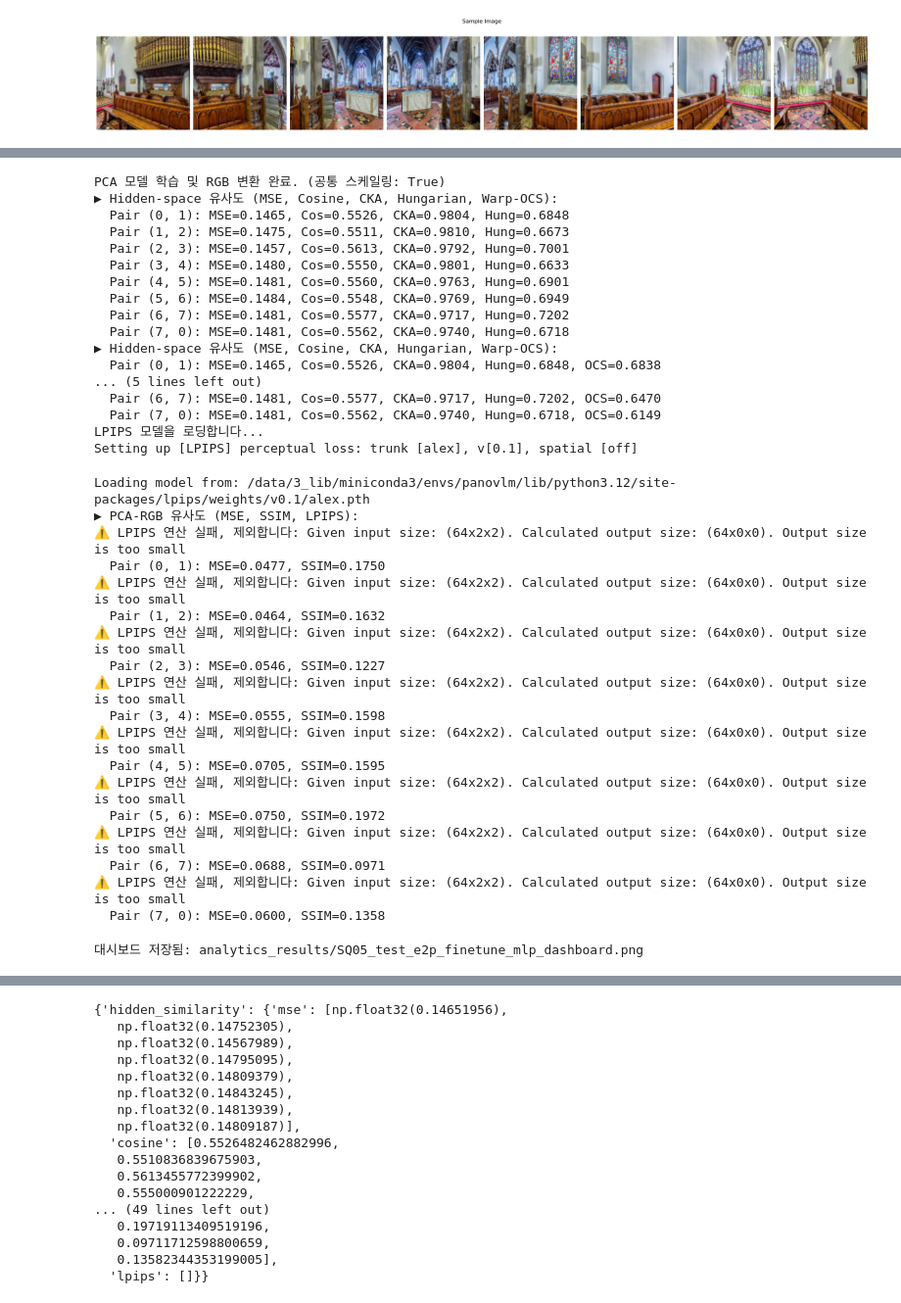
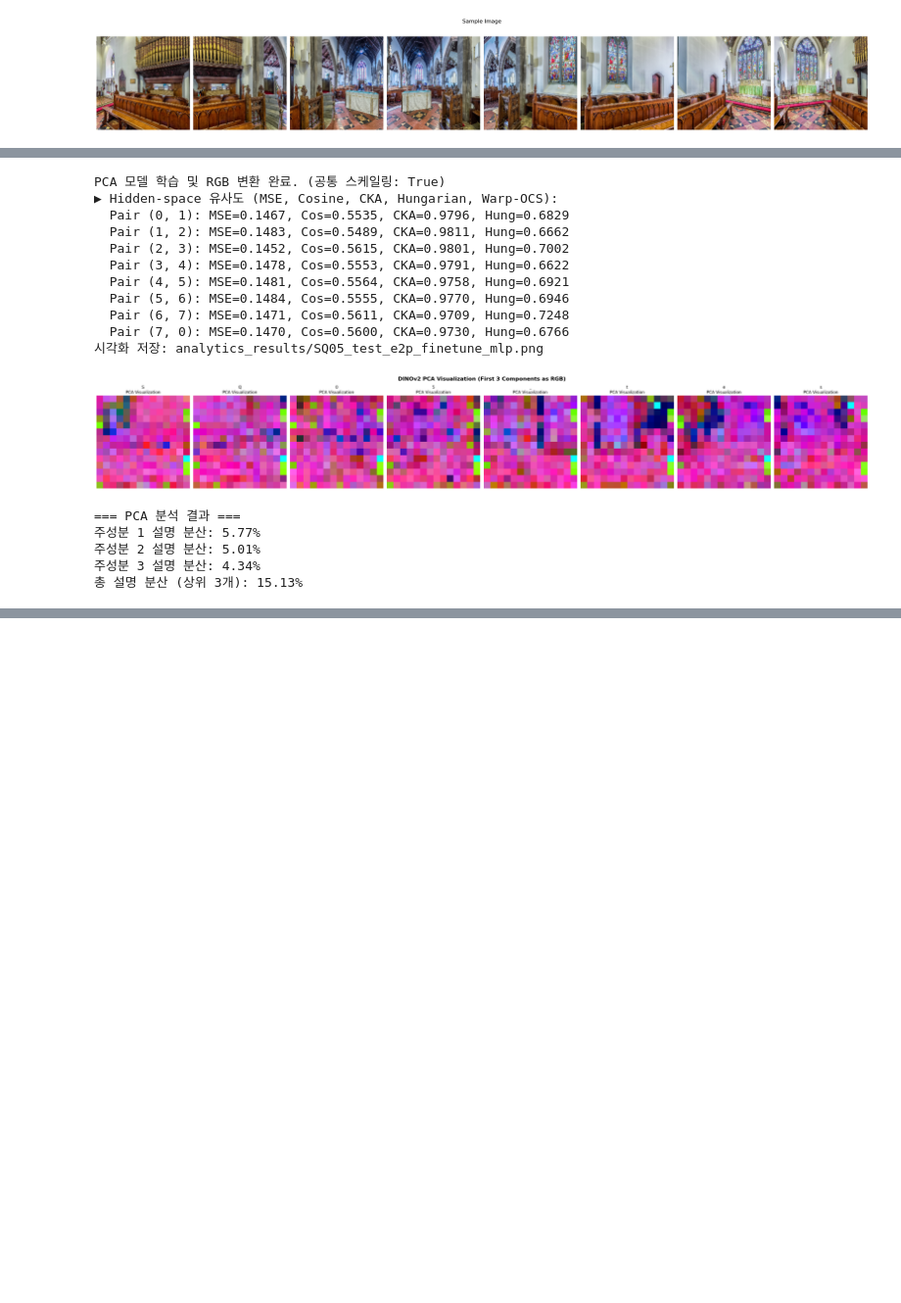
Before and after one commit to wooseungw/panollava, a Jupyter notebook: extract_visual_features.ipynb, the cells around one changed output, grey strips where cells are left out. Shown at 98% size. Drawn from its saved outputs; the diff is of its cells as text; code cells hidden in the pictures; blank space fills up the shorter version.

```diff
--- a/extract_visual_features.ipynb
+++ b/extract_visual_features.ipynb
@@ -69,7 +69,7 @@ def visualize_views(
 
     plt.close(fig)
 
-checkpoint_path = 'runs/SQ05_test_e2p_finetune_mlp/SQ05_test_e2p_finetune_mlp_00-2.9764.ckpt'
+checkpoint_path = 'runs/SQ2_05_latent768_e2p_resampler_mlp/SQ2_05_latent768_e2p_resampler_mlp_00-3.0180.ckpt'
 # 설정 시스템을 통한 모델 로딩
 if checkpoint_path:
     model = PanoramaVLM.from_checkpoint(checkpoint_path, device="auto")
@@ -140,56 +144,31 @@ last_hidden_states = resampled_features.cpu().detach().numpy()
 # %%
 from panovlm.vis.dino import DinoVisualizer
 visualizer = DinoVisualizer(last_hidden_states,remove_cls_token=False)
 visualizer.fit_pca(use_global_scaling=True)
 visualizer.get_hidden_similarity()
 metadata = img_proc.view_metadata  # E2P에서 자동 생성
 # similarity = visualizer.get_hidden_similarity(
 #     pairs=[(0, 1)], view_metadata=metadata
 # )
-# visualizer.plot_pca_results(
-#     titles=checkpoint_path.split("/")[1],
-#     save_path=f"analytics_results/{checkpoint_path.split("/")[1]}.png",
-#     )
-
-visualizer.create_comprehensive_dashboard(
+visualizer.plot_pca_results(
     titles=checkpoint_path.split("/")[1],
-    view_metadata=metadata,
-    save_path=f"analytics_results/{checkpoint_path.split('/')[1]}_dashboard.png"
-)
+    save_path=f"analytics_results/{checkpoint_path.split("/")[1]}.png",
+    )
 # %% [output]
 PCA 모델 학습 및 RGB 변환 완료. (공통 스케일링: True)
 ▶ Hidden-space 유사도 (MSE, Cosine, CKA, Hungarian, Warp-OCS):
-  Pair (0, 1): MSE=0.1465, Cos=0.5526, CKA=0.9804, Hung=0.6848
-  Pair (1, 2): MSE=0.1475, Cos=0.5511, CKA=0.9810, Hung=0.6673
-  Pair (2, 3): MSE=0.1457, Cos=0.5613, CKA=0.9792, Hung=0.7001
-  Pair (3, 4): MSE=0.1480, Cos=0.5550, CKA=0.9801, Hung=0.6633
-  Pair (4, 5): MSE=0.1481, Cos=0.5560, CKA=0.9763, Hung=0.6901
-  Pair (5, 6): MSE=0.1484, Cos=0.5548, CKA=0.9769, Hung=0.6949
-  Pair (6, 7): MSE=0.1481, Cos=0.5577, CKA=0.9717, Hung=0.7202
-  Pair (7, 0): MSE=0.1481, Cos=0.5562, CKA=0.9740, Hung=0.6718
-▶ Hidden-space 유사도 (MSE, Cosine, CKA, Hungarian, Warp-OCS):
-  Pair (0, 1): MSE=0.1465, Cos=0.5526, CKA=0.9804, Hung=0.6848, OCS=0.6838
-... (5 lines left out)
-  Pair (6, 7): MSE=0.1481, Cos=0.5577, CKA=0.9717, Hung=0.7202, OCS=0.6470
-  Pair (7, 0): MSE=0.1481, Cos=0.5562, CKA=0.9740, Hung=0.6718, OCS=0.6149
-LPIPS 모델을 로딩합니다...
-Setting up [LPIPS] perceptual loss: trunk [alex], v[0.1], spatial [off]
+  Pair (0, 1): MSE=0.1467, Cos=0.5535, CKA=0.9796, Hung=0.6829
+  Pair (1, 2): MSE=0.1483, Cos=0.5489, CKA=0.9811, Hung=0.6662
+  Pair (2, 3): MSE=0.1452, Cos=0.5615, CKA=0.9801, Hung=0.7002
+  Pair (3, 4): MSE=0.1478, Cos=0.5553, CKA=0.9791, Hung=0.6622
+  Pair (4, 5): MSE=0.1481, Cos=0.5564, CKA=0.9758, Hung=0.6921
+  Pair (5, 6): MSE=0.1484, Cos=0.5555, CKA=0.9770, Hung=0.6946
+  Pair (6, 7): MSE=0.1471, Cos=0.5611, CKA=0.9709, Hung=0.7248
+  Pair (7, 0): MSE=0.1470, Cos=0.5600, CKA=0.9730, Hung=0.6766
+시각화 저장: analytics_results/SQ05_test_e2p_finetune_mlp.png
+[figure, new version]
-Loading model from: /data/3_lib/miniconda3/envs/panovlm/lib/python3.12/site-packages/lpips/weights/v0.1/alex.pth
-▶ PCA-RGB 유사도 (MSE, SSIM, LPIPS):
-⚠️ LPIPS 연산 실패, 제외합니다: Given input size: (64x2x2). Calculated output size: (64x0x0). Output size is too small
-  Pair (0, 1): MSE=0.0477, SSIM=0.1750
-⚠️ LPIPS 연산 실패, 제외합니다: Given input size: (64x2x2). Calculated output size: (64x0x0). Output size is too small
-  Pair (1, 2): MSE=0.0464, SSIM=0.1632
-⚠️ LPIPS 연산 실패, 제외합니다: Given input size: (64x2x2). Calculated output size: (64x0x0). Output size is too small
-  Pair (2, 3): MSE=0.0546, SSIM=0.1227
-⚠️ LPIPS 연산 실패, 제외합니다: Given input size: (64x2x2). Calculated output size: (64x0x0). Output size is too small
-  Pair (3, 4): MSE=0.0555, SSIM=0.1598
-⚠️ LPIPS 연산 실패, 제외합니다: Given input size: (64x2x2). Calculated output size: (64x0x0). Output size is too small
-  Pair (4, 5): MSE=0.0705, SSIM=0.1595
-⚠️ LPIPS 연산 실패, 제외합니다: Given input size: (64x2x2). Calculated output size: (64x0x0). Output size is too small
-  Pair (5, 6): MSE=0.0750, SSIM=0.1972
-⚠️ LPIPS 연산 실패, 제외합니다: Given input size: (64x2x2). Calculated output size: (64x0x0). Output size is too small
-  Pair (6, 7): MSE=0.0688, SSIM=0.0971
-⚠️ LPIPS 연산 실패, 제외합니다: Given input size: (64x2x2). Calculated output size: (64x0x0). Output size is too small
-  Pair (7, 0): MSE=0.0600, SSIM=0.1358
+=== PCA 분석 결과 ===
+주성분 1 설명 분산: 5.77%
+주성분 2 설명 분산: 5.01%
+주성분 3 설명 분산: 4.34%
+총 설명 분산 (상위 3개): 15.13%
-대시보드 저장됨: analytics_results/SQ05_test_e2p_finetune_mlp_dashboard.png
@@ -197,17 +174,0 @@ Loading model from: /data/3_lib/miniconda3/envs/panovlm/lib/python3.12/site-pack
-{'hidden_similarity': {'mse': [np.float32(0.14651956),
-   np.float32(0.14752305),
-   np.float32(0.14567989),
-   np.float32(0.14795095),
-   np.float32(0.14809379),
-   np.float32(0.14843245),
-   np.float32(0.14813939),
-   np.float32(0.14809187)],
-  'cosine': [0.5526482462882996,
-   0.5510836839675903,
-   0.5613455772399902,
-   0.555000901222229,
-... (49 lines left out)
-   0.19719113409519196,
-   0.09711712598800659,
-   0.13582344353199005],
-  'lpips': []}}
```
Also changed, not shown: parts of 4 cells of this notebook, 15 other files.
